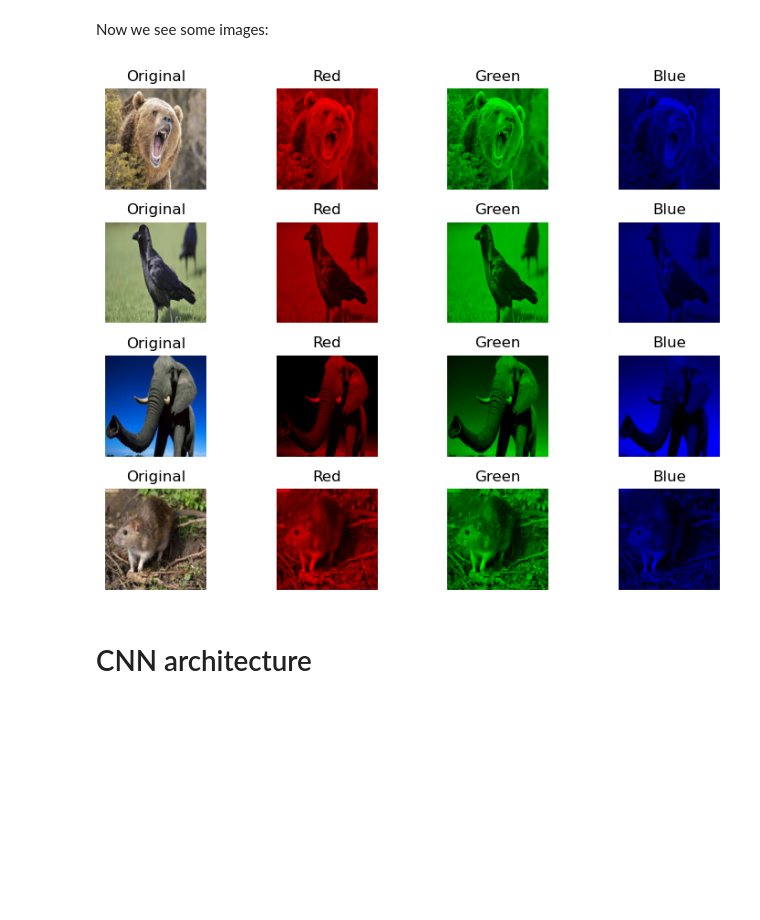
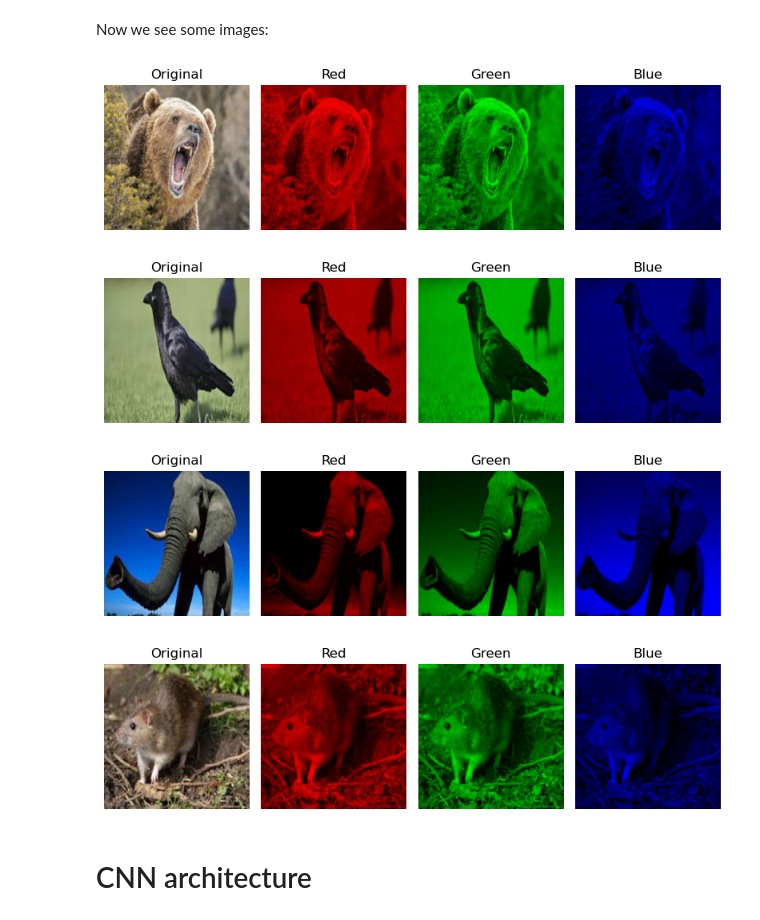
Before and after one commit to alessiofontanarossa/Small-projects, a Jupyter notebook: Animal-dataset.ipynb, the cells around one changed output. Saved outputs shown, nothing was run; the diff lists cells and outputs as text; code cells hidden in the pictures; blank space fills up the shorter version.

```diff
--- a/Animal-dataset.ipynb
+++ b/Animal-dataset.ipynb
@@ -282,3 +560,8 @@ animal_dataset/dataset/Testing/elephants
+# %%
+RESIZE_DIM = 256
+IMAGENET_MEANS = [0.485, 0.456, 0.406]
+IMAGENET_STDS = [0.229, 0.224, 0.225]
+BATCH_SIZE = 32
 # %% [markdown]
 Now we load to Torch tensors, using some standard normalization on the three channels (the images are not black-white); also, we resize the original images to 32x32, to improve training duration:
 # %%
@@ -323,12 +581,0 @@ The labels are well distribuited:
-# %%
-train_dataset[0][1]#--> 0: crows
-train_dataset[395][1] #--> 1: rats
-train_dataset[626][1] #--> 2: bears
-train_dataset[993][1] #--> 3: elephants
-
-lst=[]
-for X_train,y_train in train_dataset:
-    lst.append(y_train)
-
-lst=pd.DataFrame(lst,columns=['label'])
-print(lst['label'].value_counts())
@@ -342,42 +670,16 @@ Name: count, dtype: int64
 # %% [markdown]
 Now we see some images:
 # %%
-fig, axes = plt.subplots(4, 4, figsize=(8, 6))
-lst=[0, 395, 626, 993] #indices of the images we want to visualize
+# the following is the position in the training set of the first bear, crow, elephant and rat
+starting_indices = [0] + labels_distribution.cumsum().drop(index = label_names[len(labels)-1], axis = 0).tolist() # indices of the images we want to visualize
 
-for i in range(4):
-    img_tensor, _ = train_dataset[lst[i]]  # img_tensor: shape [3, 32, 32]
-    img = img_tensor.swapaxes(0,1).swapaxes(1,2)*torch.tensor([0.229, 0.224, 0.225])+torch.tensor([0.485, 0.456, 0.406])
-
-    r = copy.deepcopy(img)
-    r[:, :, 1] = r[:, :, 2] = 0
-
-    g = copy.deepcopy(img)
-    g[:, :, 0] = g[:, :, 2] = 0
-
-    b = copy.deepcopy(img)
-    b[:, :, 0] = b[:, :, 1] = 0
-
-    axes[i, 0].imshow(img)
-    axes[i, 0].set_title("Original")
-
-    axes[i, 1].imshow(r)
-    axes[i, 1].set_title("Red")
-
-    axes[i, 2].imshow(g)
-    axes[i, 2].set_title("Green")
-
-    axes[i, 3].imshow(b)
-    axes[i, 3].set_title("Blue")
-
-for ax in axes.flatten():
-    ax.axis("off")
-
-plt.tight_layout()
-plt.show()
-plt.close()
+for index in starting_indices:
+    show_image(index, dataset = train_dataset, devs = IMAGENET_STDS, means = IMAGENET_MEANS, size = (8,4))
 # %% [output]
-[figure, old version]
+[figure, new version]
+[figure, added]
+[figure, added]
+[figure, added]
 # %% [markdown]
 # CNN architecture
 # %% [markdown]
```
Also changed, not shown: parts of 60 cells of this notebook, 1 other file.
